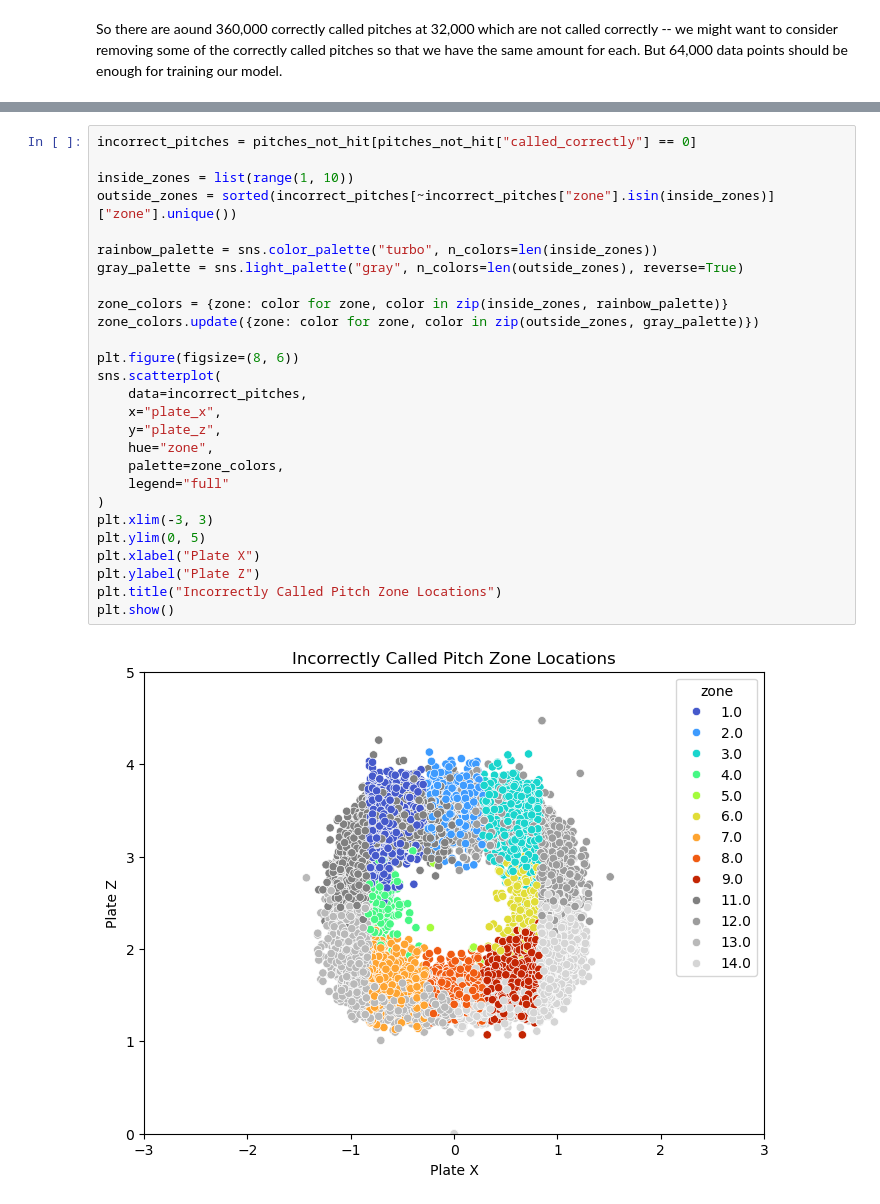
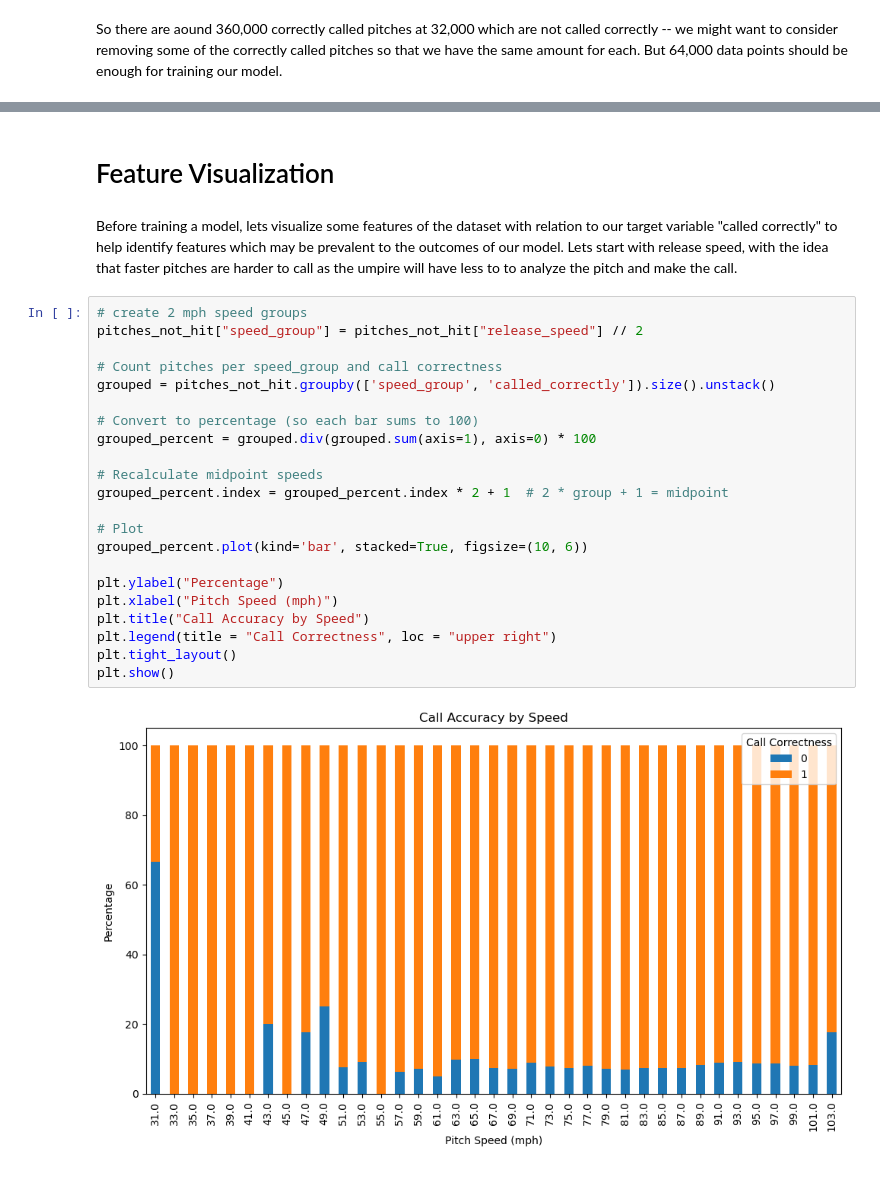
Before and after one commit to ctkatz/ML_project, a Jupyter notebook: player_info_data.ipynb, the cells around one changed output, grey strips where cells are left out. Cells and saved outputs as stored; diff of their text form.

Commit message:
Pitch Speed and Release Position Visualization

```diff
--- a/player_info_data.ipynb
+++ b/player_info_data.ipynb
@@ -199,29 +131,28 @@ plt.show()
-# %%
-incorrect_pitches = pitches_not_hit[pitches_not_hit["called_correctly"] == 0]
-
-inside_zones = list(range(1, 10))
-outside_zones = sorted(incorrect_pitches[~incorrect_pitches["zone"].isin(inside_zones)]["zone"].unique())
-
-rainbow_palette = sns.color_palette("turbo", n_colors=len(inside_zones))
-gray_palette = sns.light_palette("gray", n_colors=len(outside_zones), reverse=True)
-
-zone_colors = {zone: color for zone, color in zip(inside_zones, rainbow_palette)}
-zone_colors.update({zone: color for zone, color in zip(outside_zones, gray_palette)})
-
-plt.figure(figsize=(8, 6))
-sns.scatterplot(
-    data=incorrect_pitches,
-    x="plate_x",
-    y="plate_z",
-    hue="zone",
-    palette=zone_colors,
-    legend="full"
-)
-plt.xlim(-3, 3)
-plt.ylim(0, 5)
-plt.xlabel("Plate X")
-plt.ylabel("Plate Z")
-plt.title("Incorrectly Called Pitch Zone Locations")
-plt.show()
-# %% [output]
-[figure, removed]
+# %% [markdown]
+# Feature Visualization
+# %% [markdown]
+Before training a model, lets visualize some features of the dataset with relation to our target variable "called correctly" to help identify features which may be prevalent to the outcomes of our model. Lets start with release speed, with the idea that faster pitches are harder to call as the umpire will have less to to analyze the pitch and make the call.
+# %%
+# create 2 mph speed groups
+pitches_not_hit["speed_group"] = pitches_not_hit["release_speed"] // 2
+
+# Count pitches per speed_group and call correctness
+grouped = pitches_not_hit.groupby(['speed_group', 'called_correctly']).size().unstack()
+
+# Convert to percentage (so each bar sums to 100)
+grouped_percent = grouped.div(grouped.sum(axis=1), axis=0) * 100
+
+# Recalculate midpoint speeds
+grouped_percent.index = grouped_percent.index * 2 + 1  # 2 * group + 1 = midpoint
+
+# Plot
+grouped_percent.plot(kind='bar', stacked=True, figsize=(10, 6))
+
+plt.ylabel("Percentage")
+plt.xlabel("Pitch Speed (mph)")
+plt.title("Call Accuracy by Speed")
+plt.legend(title = "Call Correctness", loc = "upper right")
+plt.tight_layout()
+plt.show()
+# %% [output]
+[figure, added]
```
Also changed, not shown: parts of 9 cells of this notebook.
